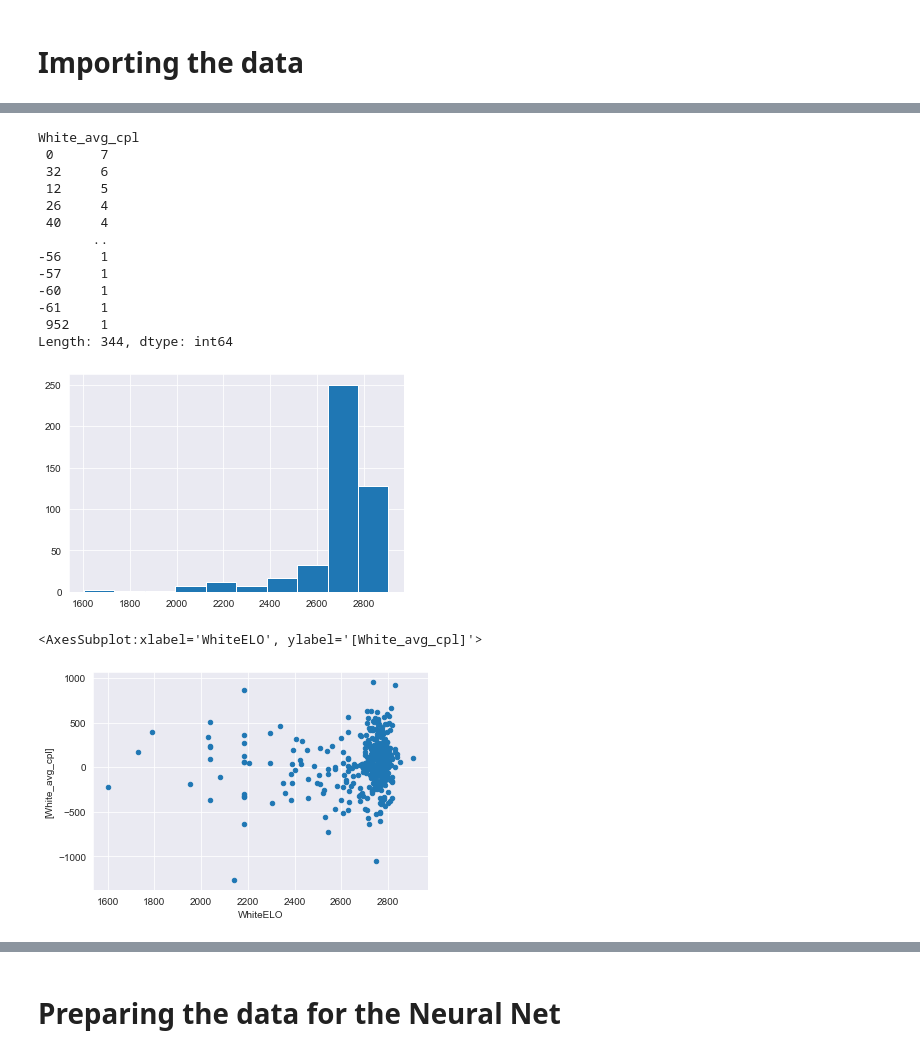
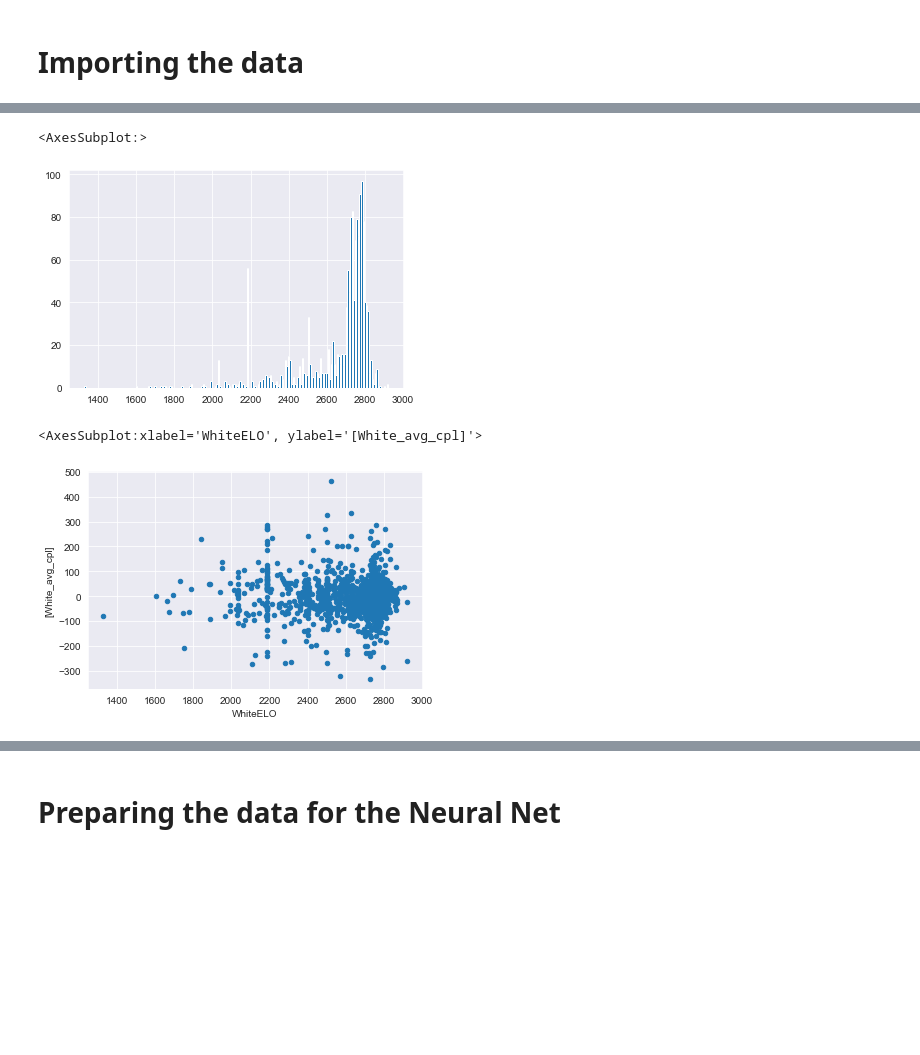
Before and after one commit to ktadgh/Classical-Chess-Predictions, a Jupyter notebook: NeuralNet.ipynb, the cells around one changed output, grey strips where cells are left out. Cells and saved outputs as stored; diff of their text form; code cells hidden in the pictures; blank space fills up the shorter version.

```diff
--- a/NeuralNet.ipynb
+++ b/NeuralNet.ipynb
@@ -124,0 +122,6 @@ Evaluted games: 457
+# %%
+df_flipped = df.copy()
+df_flipped['WhiteEval'] = df_flipped['BlackEval']
+df_flipped['WhiteELO'] = df_flipped['BlackELO']
+# %%
+df = pd.concat([df, df_flipped])
@@ -141,6 +153,11 @@ bpt.fit(black_y)
 black_transformed = bpt.transform(black_y)
 # %%
 def avg_cpl(white_processed):
+    '''
+    get the average centipawn loss from an evaluated game
+    :param white_processed: list of lists of the form [evaluation, centipawn loss]
+    :return: average centipawn loss (float)
+    '''
     cpls = []
     for i in white_processed:
         cpls.append(i[1])
@@ -149,32 +166,19 @@ def avg_cpl(white_processed):
     else:
         return stats.mean(cpls)
 # %%
-df['White_avg_cpl'] = df['WhiteEval'].apply( avg_cpl )
+df['White_avg_cpl'] = df['WhiteEval'].copy().apply( avg_cpl )
 # %%
 df = df[df['Eval']!='']
 # %%
-df['WhiteELO'].hist()
-print(df.value_counts('White_avg_cpl'))
+df['WhiteELO'].hist(bins = 200)
 # %% [output]
-White_avg_cpl
- 0      7
- 32     6
- 12     5
- 26     4
- 40     4
-       ..
--56     1
--57     1
--60     1
--61     1
- 952    1
-Length: 344, dtype: int64
+<AxesSubplot:>
-[figure, old version]
+[figure, new version]
 # %%
 df.plot.scatter(x='WhiteELO', y = ['White_avg_cpl'])
 # %% [output]
 <AxesSubplot:xlabel='WhiteELO', ylabel='[White_avg_cpl]'>
-[figure, old version]
+[figure, new version]
 # %%
 plt.figure()
 sns.regplot(df['WhiteELO'], df['White_avg_cpl'])
```
Also changed, not shown: parts of 47 cells of this notebook, 1 other file.
